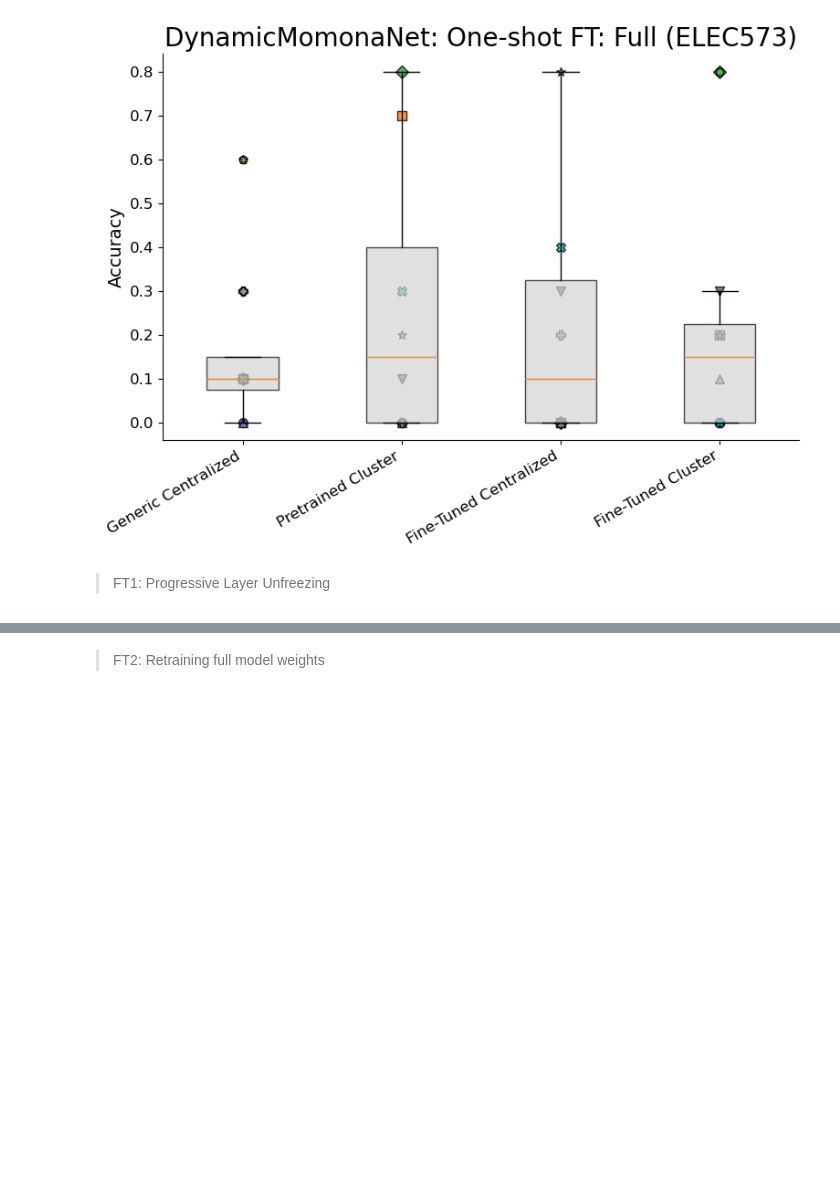
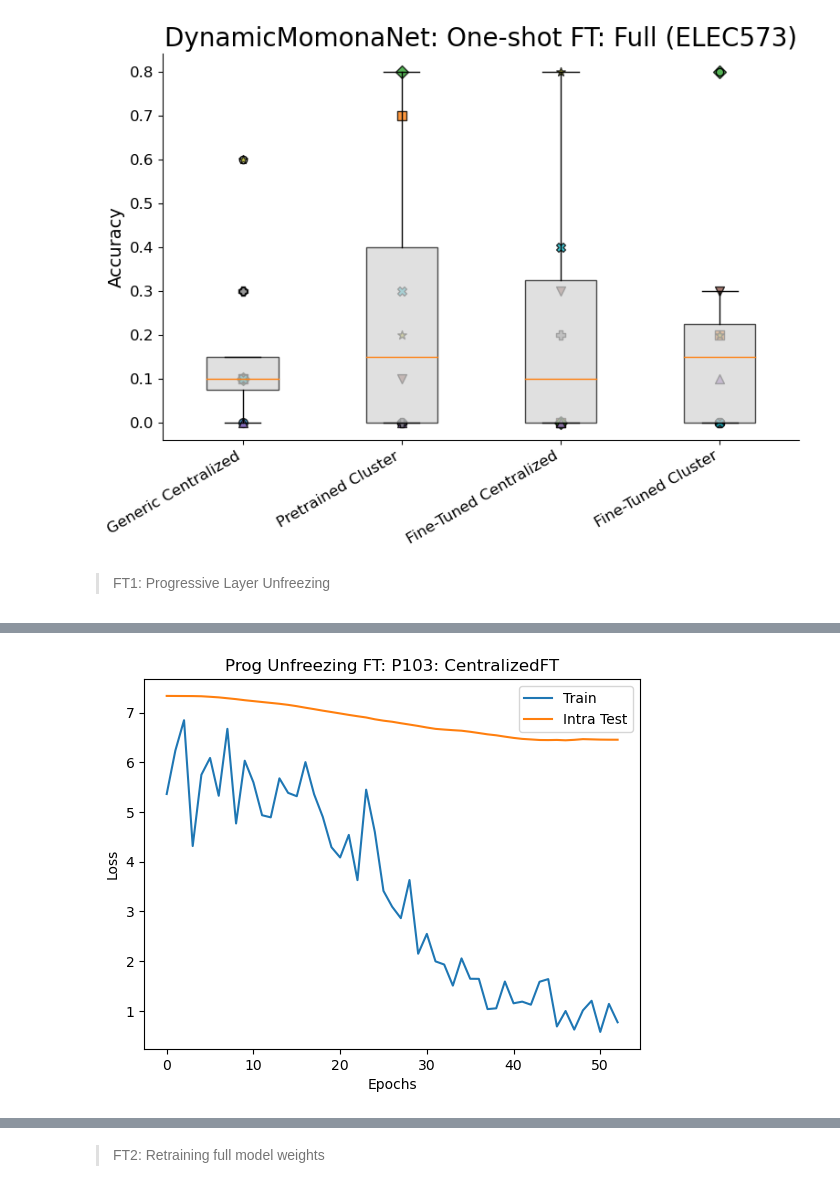
Before and after one commit to kdmalc/fl-gestures, a Jupyter notebook: April_25/105_FT_Methods_Study.ipynb, the cells around one changed output, grey strips where cells are left out. Drawn from its saved outputs; the diff is of its cells as text; code cells hidden in the pictures; blank space fills up the shorter version.

Commit message:
Added overfitting plots

```diff
--- a/April_25/105_FT_Methods_Study.ipynb
+++ b/April_25/105_FT_Methods_Study.ipynb
@@ -197,0 +182,4 @@ Cluster 41 had the highest accuracy (0.6)
+# %%
+plot_train_test_curves(progunfreezingFT_data_dict_1_1['train_test_logs_list'][0]['P103'], "Prog Unfreezing FT: P103: CentralizedFT", print_acc=False, acc_keys=['ft_centralized_acc', None, None], log_keys=['ft_centralized_train_loss_log', 'ft_centralized_test_loss_log', None])
+# %% [output]
+[figure, added]
```
Also changed, not shown: parts of 27 cells of this notebook.
